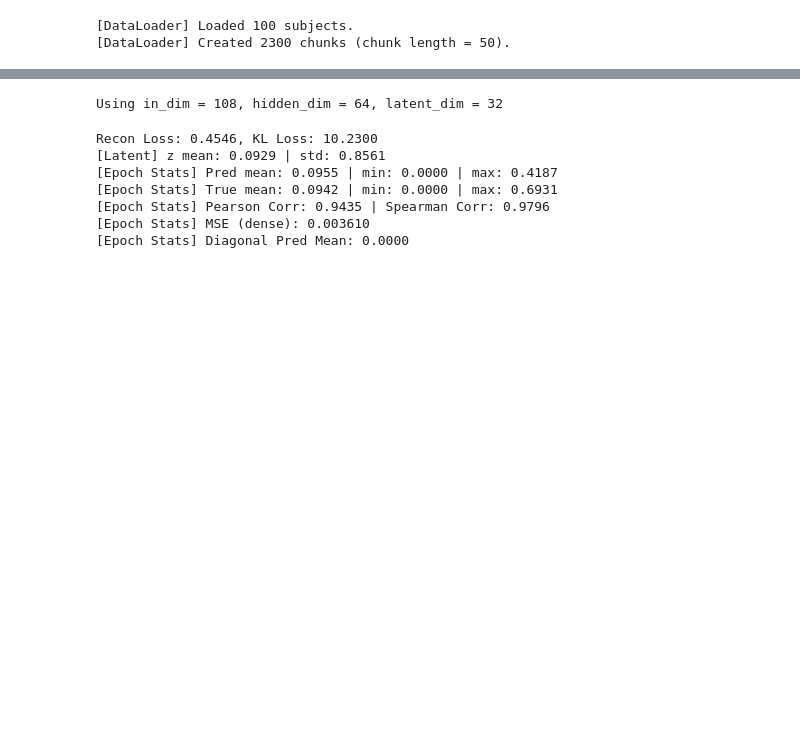
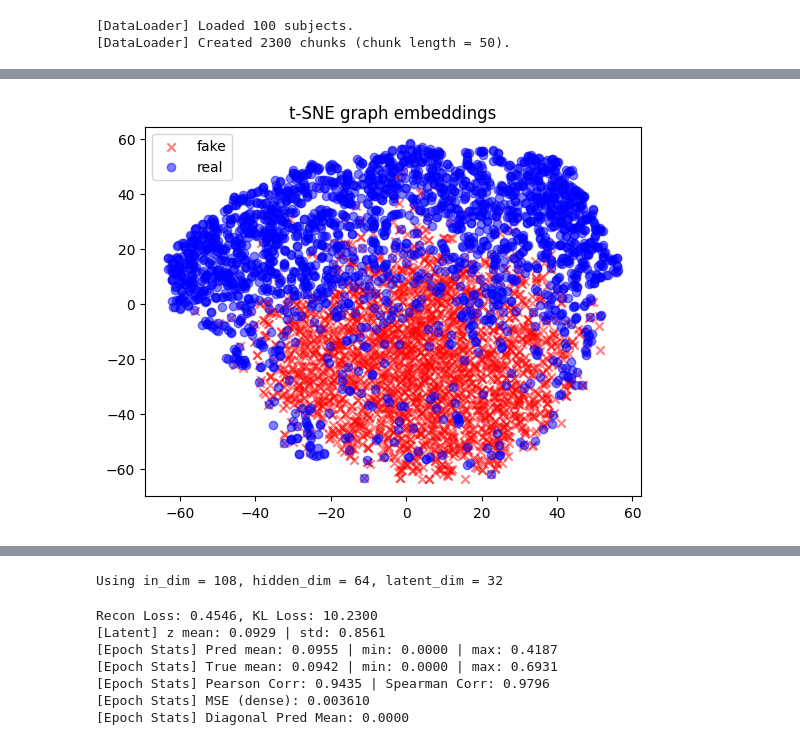
Before and after one commit to AnishKochhar/whole-brain-simulations, a Jupyter notebook: discriminator.ipynb, the cells around one changed output, grey strips where cells are left out. Cells and saved outputs as stored; diff of their text form; code cells hidden in the pictures; blank space fills up the shorter version.

```diff
--- a/discriminator.ipynb
+++ b/discriminator.ipynb
@@ -82,6 +71,8 @@ class GraphBuilder:
 # %%
 import scipy.stats
 from sklearn.manifold import TSNE
+
+# MARK: Helper functions for visualisation
 
 def visualize_reconstruction(z, data, encoder, device="cuda"):
     encoder.eval()
@@ -137,7 +128,7 @@ def plot_tsne(discriminator, dataset, device="cuda"):
     for data in dataset:
         data = data.to(device)
         with torch.no_grad():
-            z = discriminator.encoder.encode(data.x, data.edge_index, data.edge_weight)
+            z = discriminator.encoder(data)
             z_graph = z.mean(dim=0).cpu().numpy()
             z_list.append(z_graph)
             labels.append(data.y.item())
@@ -158,3 +149,11 @@ def plot_tsne(discriminator, dataset, device="cuda"):
     plt.grid(True)
     plt.tight_layout()
     plt.show()
+
+def tsne_plot(embeddings, labels):
+    Z2 = TSNE(perplexity=30).fit_transform(embeddings)
+    plt.scatter(Z2[labels==0,0], Z2[labels==0,1], c='r', marker='x', alpha=0.5, label='fake')
+    plt.scatter(Z2[labels==1,0],Z2[labels==1,1], c='b', alpha=0.5, label='real')
+    plt.legend()
+    plt.title("t-SNE graph embeddings")
+    plt.show()
@@ -449,10 +457,10 @@ fmri_filename = "./HCP Data/BOLD Timeseries HCP.mat"
 dti_filename = "./HCP Data/DTI Fibers HCP.mat"
 distance_matrices_path = "./HCP Data/distance_matrices/"
 
-device = "cuda"
+device = DEVICE
 
 data_loader = BOLDDataLoader(fmri_filename, dti_filename, distance_matrices_path, chunk_length=50)
-builder = GraphBuilder(node_dim=data_loader.get_node_size(), pca_dim=8, use_pca=True, device="cuda")
+builder = GraphBuilder(node_dim=data_loader.get_node_size(), use_pca=False, device=DEVICE)
 
 real_dataset = data_loader.load_all_ground_truth(builder)
 # %% [output]
@@ -465,10 +548,19 @@ node_size = data_loader.get_node_size()
 def simulate_matching_chunks(num_chunks: int):
     chunks = []
     for _ in range(num_chunks):
-        bold_fake = np.random.randn(node_size, 50)
-        sc_fake   = np.random.rand(node_size, node_size)
+        bold_fake = torch.randn(node_size, 50, device=device)
+        sc_fake   = torch.rand(node_size, node_size, device=device)
         sc_fake   = (sc_fake + sc_fake.T) / 2
         chunks.append(builder.build_graph(bold_fake, sc_fake, label=0))
     return chunks
 
 fake_dataset = simulate_matching_chunks(len(real_dataset))
+# %%
+full_dataset = real_dataset + fake_dataset
+
+in_dim = real_dataset[0].x.size(1)
+hidden_dim = 64
+latent_dim = 32
+
+encoder = GraphEncoder(in_dim, hidden_dim, latent_dim)
+train_contrastive(encoder, real_dataset, epochs=100, batch=64, device=device)
@@ -474,0 +574,6 @@ fake_dataset = simulate_matching_chunks(len(real_dataset))
+# %%
+
+tsne_plot( np.vstack([global_add_pool(encoder(d.to(DEVICE)), d.batch).detach().cpu().numpy()
+               for d in real_dataset+fake_dataset]), np.array([d.y.item() for d in real_dataset+fake_dataset]))
+# %% [output]
+[figure, added]
```
Also changed, not shown: parts of 17 cells of this notebook, 8 other files.
